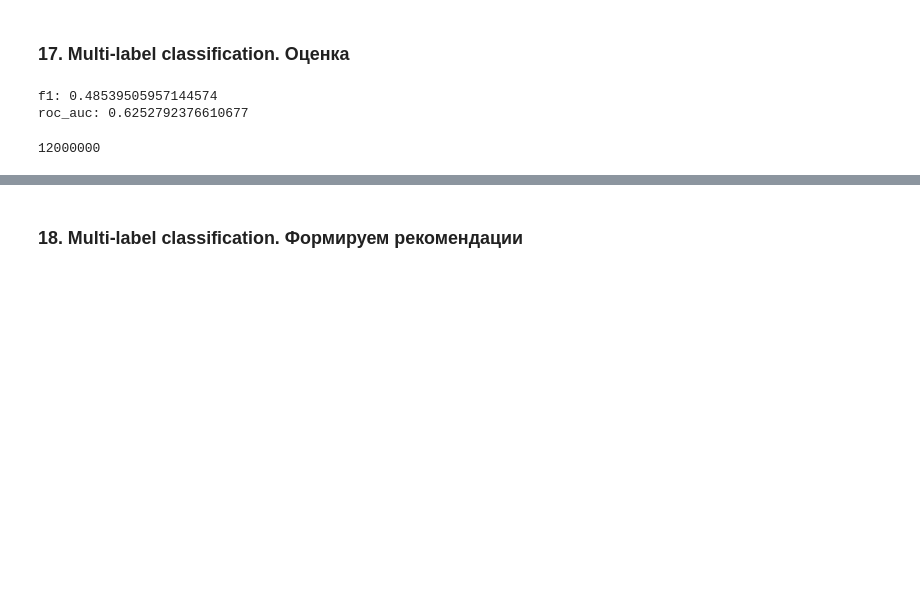
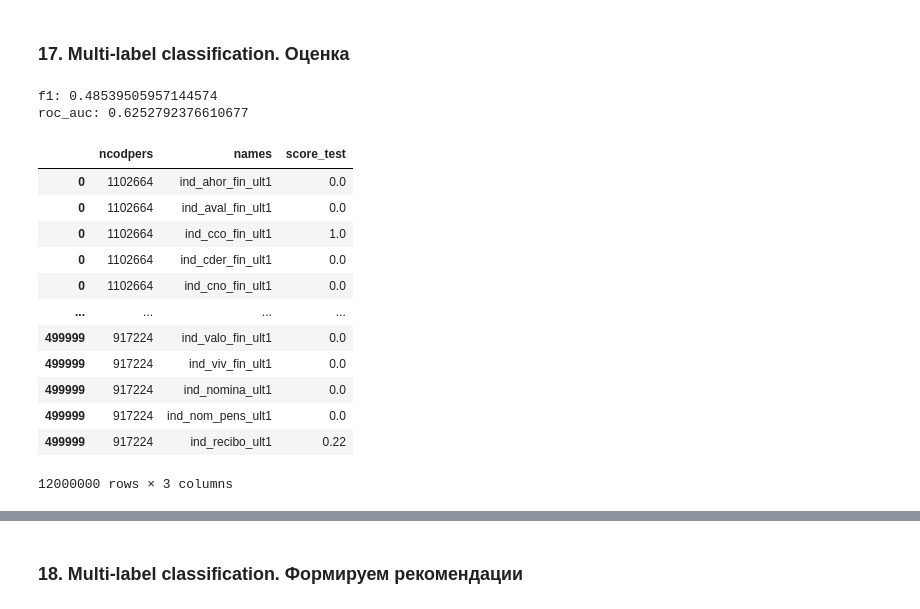
Before and after one commit to marsel171/mle-project-final, a Jupyter notebook: recommendations_modeling.ipynb, the cells around one changed output, grey strips where cells are left out. Drawn from its saved outputs; the diff is of its cells as text; code cells hidden in the pictures; blank space fills up the shorter version.

```diff
--- a/recommendations_modeling.ipynb
+++ b/recommendations_modeling.ipynb
@@ -1325,23 +1323,35 @@ roc_auc: 0.6252792376610677
 # %%
 # Для подсчета метрики NDCG предскажем вероятности продуктов и соберем все в табличный формат
 
+# Рекомендации
 y_pred = model.predict_proba(X_test)
-
 mlc_recs = pd.DataFrame(y_pred, columns=products_catalog["names"].to_list())
-
 mlc_recs = pd.concat([X_test_users, mlc_recs], axis=1)
 mlc_recs["score"] = mlc_recs[products_catalog["names"].to_list()].values.tolist()
 mlc_recs["names"] = [products_catalog["names"].to_list()] * len(mlc_recs)
 mlc_recs = mlc_recs[["ncodpers", "names", "score"]]
 mlc_recs = mlc_recs.explode(["score", "names"])
 
+# Данные для оценки
 y_pred_df_agg = pd.concat([X_test_users, X_test_agg], axis=1)
-y_pred_df_agg["score_test"] = y_pred_df_agg[cumsum_ratio_cols].values.tolist()
-y_pred_df_agg["names"] = [cumsum_ratio_cols] * len(y_pred_df_agg)
+y_pred_df_agg["score_test"] = y_pred_df_agg[products_catalog["names"].to_list()].values.tolist()
+y_pred_df_agg["names"] = [products_catalog["names"].to_list()] * len(y_pred_df_agg)
 y_pred_df_agg = y_pred_df_agg[["ncodpers", "names", "score_test"]]
 y_pred_df_agg = y_pred_df_agg.explode(["names", "score_test"])
 
-len(y_pred_df_agg)
+y_pred_df_agg
 # %% [output]
+|  | ncodpers | names | score_test |
+| 0 | 1102664 | ind_ahor_fin_ult1 | 0.0 |
+| 0 | 1102664 | ind_aval_fin_ult1 | 0.0 |
+| 0 | 1102664 | ind_cco_fin_ult1 | 1.0 |
+| 0 | 1102664 | ind_cder_fin_ult1 | 0.0 |
+| 0 | 1102664 | ind_cno_fin_ult1 | 0.0 |
+| ... | ... | ... | ... |
+| 499999 | 917224 | ind_valo_fin_ult1 | 0.0 |
+| 499999 | 917224 | ind_viv_fin_ult1 | 0.0 |
+| 499999 | 917224 | ind_nomina_ult1 | 0.0 |
+| 499999 | 917224 | ind_nom_pens_ult1 | 0.0 |
+| 499999 | 917224 | ind_recibo_ult1 | 0.22 |
-12000000
+12000000 rows × 3 columns
 # %%
```
Also changed, not shown: parts of 14 cells of this notebook.
